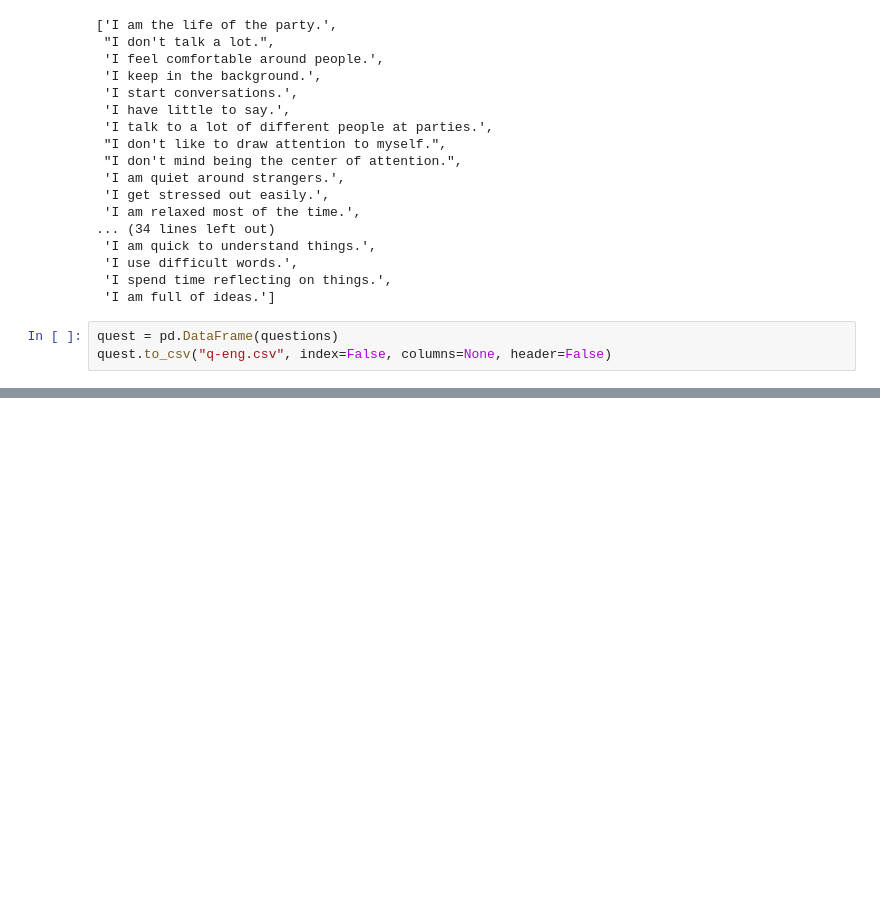
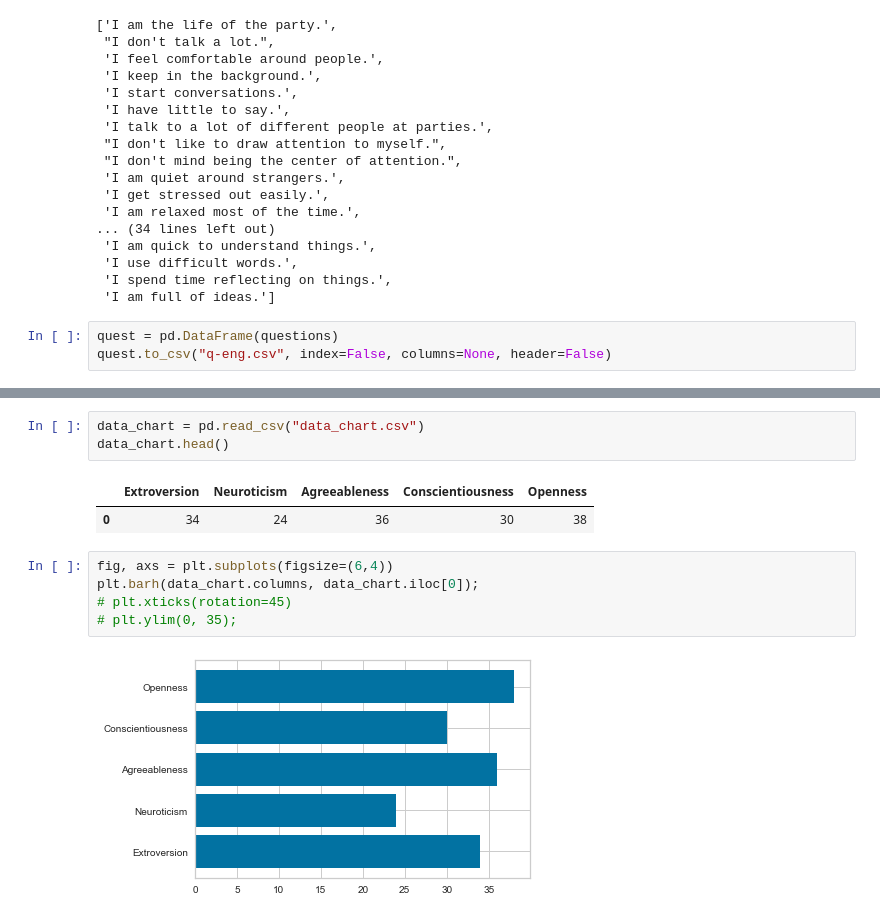
Before and after one commit to hildebrando001/ML-personality-traits-test, a Jupyter notebook: Personality_Test.ipynb, the cells around one changed output, grey strips where cells are left out. Saved outputs shown, nothing was run; the diff lists cells and outputs as text; blank space fills up the shorter version.

```diff
--- a/Personality_Test.ipynb
+++ b/Personality_Test.ipynb
@@ -286,0 +307,13 @@ plt.ylim(0, 4);
+# %%
+data_chart = pd.read_csv("data_chart.csv")
+data_chart.head()
+# %% [output]
+|  | Extroversion | Neuroticism | Agreeableness | Conscientiousness | Openness |
+| 0 | 34 | 24 | 36 | 30 | 38 |
+# %%
+fig, axs = plt.subplots(figsize=(6,4))
+plt.barh(data_chart.columns, data_chart.iloc[0]);
+# plt.xticks(rotation=45)
+# plt.ylim(0, 35);
+# %% [output]
+[figure, added]
```
Also changed, not shown: parts of 8 cells of this notebook, 2 other files.
